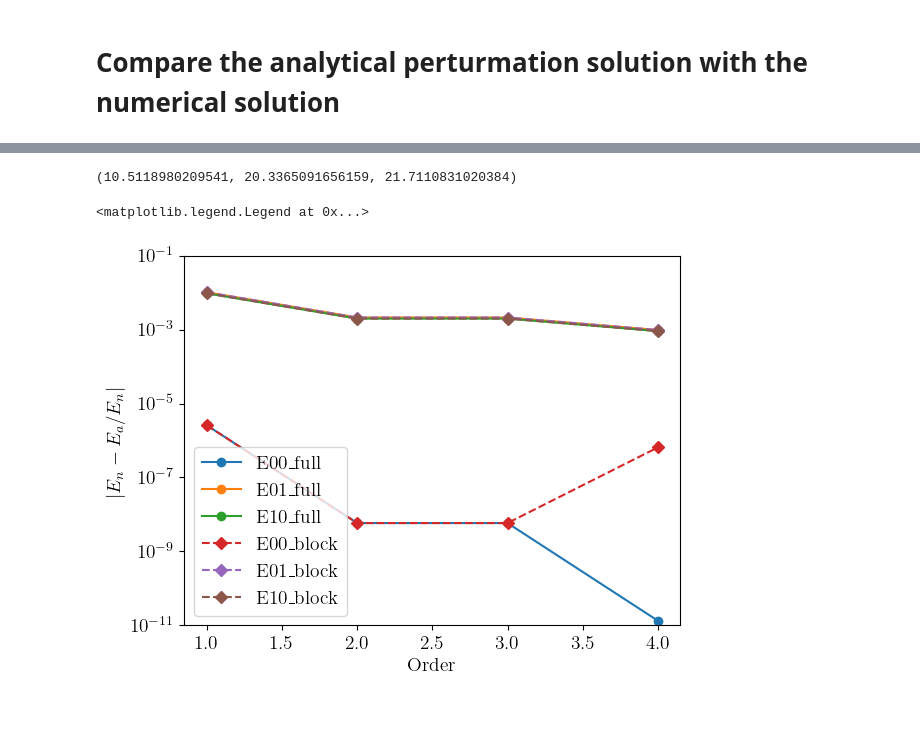
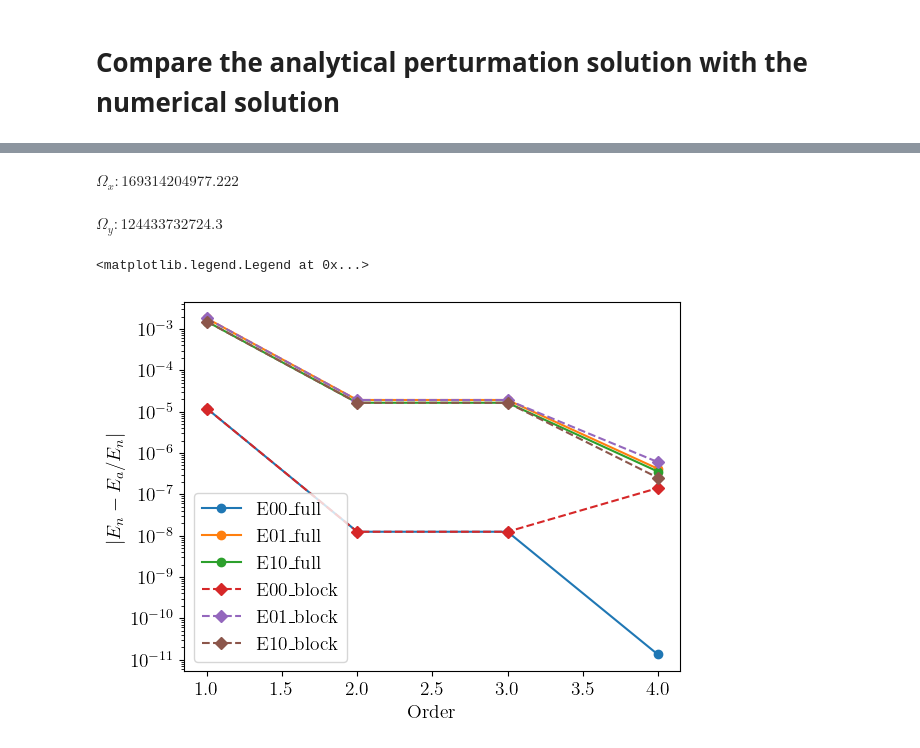
Before and after one commit to LeanderReascos/PySW, a Jupyter notebook: TwoHarmonicOscillators.ipynb, the cells around one changed output, grey strips where cells are left out. Cells and saved outputs as stored; diff of their text form; code cells hidden in the pictures; blank space fills up the shorter version.

```diff
--- a/TwoHarmonicOscillators.ipynb
+++ b/TwoHarmonicOscillators.ipynb
@@ -64,10 +53,10 @@ def project_energy(H_mat, nx, ny):
 # %% [markdown]
 # Analytical Solution
 # %%
-hbar_val = 1#1.0545718 * 1e-34
-e = 1#1.60217662 * 1e-19
-m_0= 1#9.10938356 * 1e-31
-m = 1#m_0 * 0.19
+hbar_val = 1.0545718 * 1e-34
+e = 1.60217662 * 1e-19
+m_0= 9.10938356 * 1e-31
+m = m_0 * 0.19
 
 def omega_1(omega_x, omega_y, B):
     omega_c = e * B / m
@@ -100,11 +89,12 @@ def get_an_energy(H_sol, omega_x, omega_y, B):
 lx = 60e-9
 ly = 70e-9
 
-omega_x = 11#hbar_val / (m * lx**2)
-omega_y = 10#hbar_val / (m * ly**2)
+omega_x = hbar_val / (m * lx**2)
+omega_y = hbar_val / (m * ly**2)
+sol = solver(H, Finite, order=2, full_diagonal=True, commutation_relations=commutation_relations)
 H_mat = get_matrix(sol[0], subspaces)
 
-B = np.linspace(0.1, 1, 10)
+B = np.linspace(0.01, 0.1, 10)
 
 E00_n = np.zeros(len(B))
 E01_n = np.zeros(len(B))
@@ -152,9 +142,9 @@ error_E10_block = []
 lx = 60e-9
 ly = 70e-9
 
-omega_x = 11#hbar_val / (m * lx**2)
-omega_y = 10#hbar_val / (m * ly**2)
-B_val = 1 # np.linspace(0.01, 0.05, 100)
+omega_x = hbar_val / (m * lx**2)
+omega_y = hbar_val / (m * ly**2)
+B_val = 0.01 # np.linspace(0.01, 0.05, 100)
 
 E00_n = get_num_energy(omega_x, omega_y, B_val, 0, 0)
 E01_n = get_num_energy(omega_x, omega_y, B_val, 0, 1)
@@ -221,18 +211,29 @@ error_E10_block = []
 lx = 60e-9
 ly = 70e-9
 
-omega_x = 11#hbar_val / (m * lx**2)
-omega_y = 10#hbar_val / (m * ly**2)
-B_val = 1 # np.linspace(0.01, 0.05, 100)
+omega_x = hbar_val / (m * lx**2)
+omega_y = hbar_val / (m * ly**2)
+B_val = 0.01 # np.linspace(0.01, 0.05, 100)
 
 E00_n = get_num_energy(omega_x, omega_y, B_val, 0, 0)
 E01_n = get_num_energy(omega_x, omega_y, B_val, 0, 1)
 E10_n = get_num_energy(omega_x, omega_y, B_val, 1, 0)
 
 
+omega_c = e * B_val / m
+
+subs_Omegas = {
+    Omega_x : sp.sqrt(omega_x**2 + omega_c**2/4),
+    Omega_y : sp.sqrt(omega_y**2 + omega_c**2/4)
+}
+
+display_dict(subs_Omegas)
+
+H_subs = H.subs(subs_Omegas)
+
 for order in range(1, max_order+1):
 
-    sol = solver(H, subspaces, order=order, full_diagonal=True)
+    sol = solver(H_subs, subspaces, order=order, full_diagonal=True)
     H_mat_a = get_an_energy(sol[0], omega_x, omega_y, B_val)
     E00_a, E01_a, E10_a = H_mat_a[0:3]
 
@@ -249,31 +250,27 @@ for order in range(1, max_order+1):
     error_E00_block.append(np.abs((E00_n - E00_a) / E00_n))
     error_E01_block.append(np.abs((E01_n - E01_a) / E01_n))
     error_E10_block.append(np.abs((E10_n - E10_a) / E10_n))
+# %% [output]
+$\displaystyle \Omega_{x} : 169314204977.222$
+$\displaystyle \Omega_{y} : 124433732724.3$
-# %%
-H_mat_a = get_an_energy(sol[0], omega_x, omega_y, B_val)
-E00_a, E01_a, E10_a = H_mat_a[0:3]
-E00_a, E01_a, E10_a
-(10.5118945628382, 20.3364992122462, 21.7110790393880)
-# %% [output]
-(10.5118980209541, 20.3365091656159, 21.7110831020384)
 # %%
 import matplotlib.pyplot as plt
 fig, ax_ = plt.subplots()
 
 ax_.plot(range(1, max_order+1), error_E00_full, label = "E00_full", marker='o')
 ax_.plot(range(1, max_order+1), error_E01_full, label = "E01_full", marker='o')
 ax_.plot(range(1, max_order+1), error_E10_full, label = "E10_full", marker='o')
 
 
 ax_.plot(range(1, max_order+1), error_E00_block, label = "E00_block", linestyle='dashed', marker='D')
 ax_.plot(range(1, max_order+1), error_E01_block, label = "E01_block", linestyle='dashed', marker='D')
 ax_.plot(range(1, max_order+1), error_E10_block, label = "E10_block", linestyle='dashed', marker='D')
 
 ax_.set_yscale('log')
-ax_.set_ylim(10**-11, 10**-1)
+#ax_.set_ylim(10**-11, 10**-1)
 ax_.set_xlabel("Order")
 ax_.set_ylabel(r"$|E_n - E_a/E_n|$")
 ax_.legend()
 # %% [output]
 <matplotlib.legend.Legend at 0x...>
-[figure, old version]
+[figure, new version]
```
Also changed, not shown: parts of 5 cells of this notebook.
